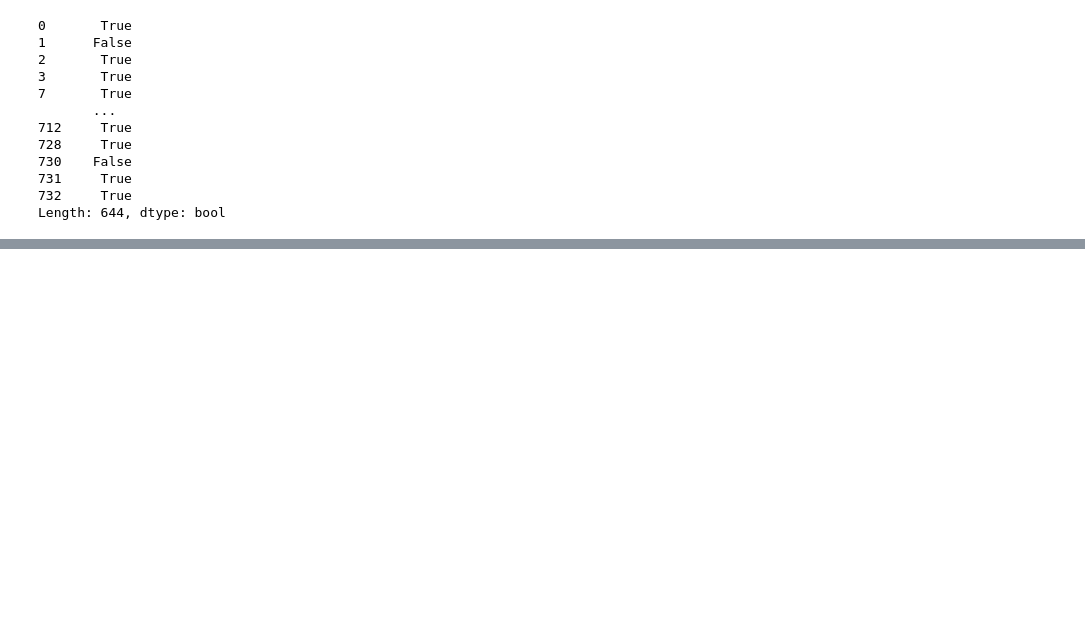
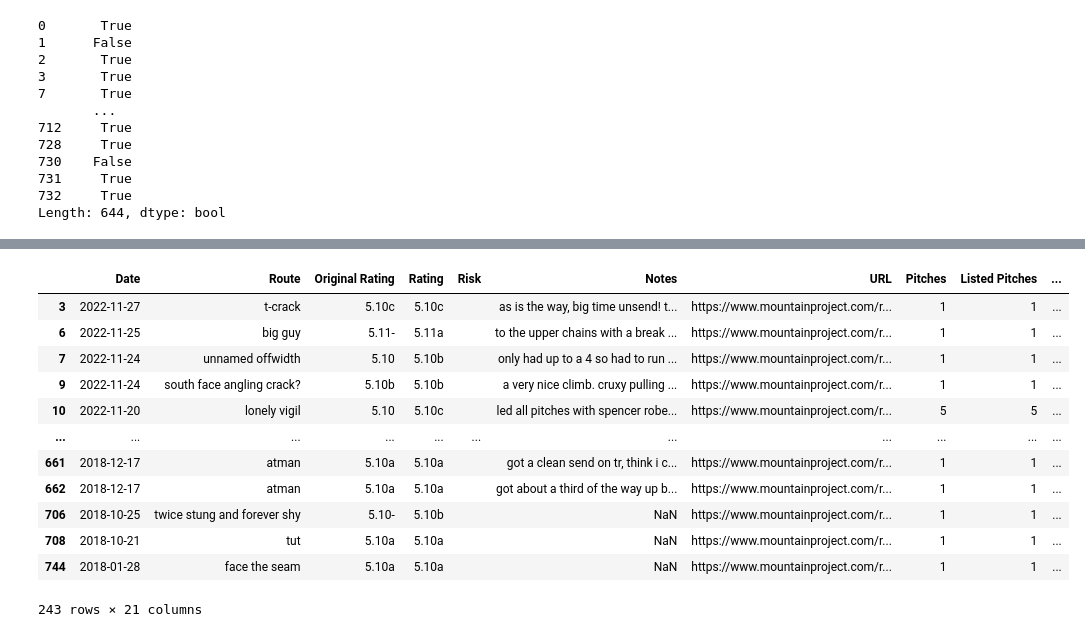
Before and after one commit to Brayden-L/Giza, a Jupyter notebook: Giza/Initial.ipynb, the cells around one changed output, grey strips where cells are left out. Saved outputs shown, nothing was run; the diff lists cells and outputs as text; code cells hidden in the pictures; blank space fills up the shorter version.

```diff
--- a/Giza/Initial.ipynb
+++ b/Giza/Initial.ipynb
@@ -322,0 +381,40 @@ Length: 644, dtype: bool
+# %%
+# We want to tag important climbs, namely flash/onsights, worked clean routes and grade breakthroughs.
+
+# Tag climbs that were flash/onsight
+df.loc[df['Lead Style'].isin(CLEAN_SEND_FIRST), 'Flash/Onsight'] = True
+
+# Create column that flags climbs that were worked. There are three possibilities to consider. We want 1 and 2.
+# 1. Worked to clean send, no further sends.
+# 2. Worked to clean send, additional attempts.
+# 3. Sent clean first try, additional attempts.
+df_no_dupe = df[df.duplicated(subset="Route ID", keep=False)] # First we filter for all duplicate entries.
+df_all_worked = df_no_dupe.groupby('Route ID').filter(lambda x: ~x['Lead Style'].isin(CLEAN_SEND_FIRST).any()) # Then we remove all groups which have a lead style of flash or onsight to eliminate group 3.
+df_worked_sub1 = df_all_worked[df_all_worked.groupby('Route ID')['Lead Style'].apply(lambda x: x.isin(CLEAN_SEND_WORKED))] # fell/hungs and TRs remain, so we take ticks from CLEAN_SEND_WORKED.
+df_worked_sub2 = df_worked_sub1.loc[df_worked_sub1.groupby('Route ID')['Date'].idxmin()] # Use only the earliest redpoint to correctly identify the first redpoint.
+df.loc[df_worked_sub2.index.values, "Worked Clean"] = True
+
+# Flag grade breakthrough ticks
+dfbreakthr = df[(df['Flash/Onsight'] == True) | (df['Worked Clean'] == True)]
+breakthrough_indexes = dfbreakthr.groupby('Rating')['Date'].idxmin().values
+df.loc[breakthrough_indexes, "Grade Breakthrough"] = True
+df.loc[breakthrough_indexes]
+
+# Count number of attempts to send
+# Ignores multipitch
+# This counts clean ticks with multiple pitches as total attempts. It also counts fell/hung, and TR with multiple pitches as multitple attempts.
+# !!! This will falsely identify a single pitch climb broken into multiple pitches as two attempts, there isn't really a good way to detect this.
+df_all_worked_sp_only = df_all_worked[df_all_worked['Listed Pitches'] == 1]
+num_to_send = df_all_worked_sp_only.groupby('Route ID')['Pitches'].sum()
+matched_attempts = df[df['Worked Clean'] == True].merge(num_to_send, on="Route ID", how="left")
+matched_attempts.index = df[df['Worked Clean'] == True].index # I'm dumb and this is the best way I could find to get my index to remain
+df.loc[matched_attempts.index, "Attempts"] = matched_attempts.iloc[:,-1]
+# %%
+df_clean_sends = df[df['Lead Style'].isin(CLEAN_SEND)]
+df_clean_sends['Route Formatted'] = df_clean_sends['Route'].apply(lambda x: string.capwords(x))
+df_clean_sends['Location Formatted'] = df_clean_sends['Location'].apply(lambda x: " > ".join(x.title().split(' > ')[-2::]))
+
+fig = px.bar(df_clean_sends, y="Rating", orientation='h', category_orders={"Rating": YDS_GRADES_LETTER[::-1]}, custom_data=['Route Formatted', 'Date', 'Location Formatted', 'Length', 'Avg Stars']) # The [::-1] is an inverse slice
+fig.update_layout(font={'family':'Courier New', 'color':'black', 'size':20}, title={'text':'Climbing Pyramid', 'x':0.5, 'font_size':30}, xaxis={'title': 'Number of Routes Sent'}, yaxis={'title': 'Grade'}, paper_bgcolor='#ece5dc', plot_bgcolor='#F5D3A5', bargap=0)
+fig.update_traces(marker_color='#7A4F25', hovertemplate='Name: %{customdata[0]}<br>Date: %{customdata[1]}<br>Location: %{customdata[2]}<br>Length: %{customdata[3]}ft<br>Avg Stars: %{customdata[4]}')
+fig
@@ -322,0 +437,17 @@ Length: 644, dtype: bool
+# %%
+df_clean_sends_wfalls = df[df['Route'].isin(df_clean_sends['Route'].unique())]
+df_clean_sends_wfalls
+# %% [output]
+|  | Date | Route | Original Rating | Rating | Risk | Notes | URL | Pitches | Listed Pitches | ... |
+| 3 | 2022-11-27 | t-crack | 5.10c | 5.10c |  | as is the way, big time unsend! t... | https://www.mountainproject.com/r... | 1 | 1 | ... |
+| 6 | 2022-11-25 | big guy | 5.11- | 5.11a |  | to the upper chains with a break ... | https://www.mountainproject.com/r... | 1 | 1 | ... |
+| 7 | 2022-11-24 | unnamed offwidth | 5.10 | 5.10b |  | only had up to a 4 so had to run ... | https://www.mountainproject.com/r... | 1 | 1 | ... |
+| 9 | 2022-11-24 | south face angling crack? | 5.10b | 5.10b |  | a very nice climb. cruxy pulling ... | https://www.mountainproject.com/r... | 1 | 1 | ... |
+| 10 | 2022-11-20 | lonely vigil | 5.10 | 5.10c |  | led all pitches with spencer robe... | https://www.mountainproject.com/r... | 5 | 5 | ... |
+| ... | ... | ... | ... | ... | ... | ... | ... | ... | ... | ... |
+| 661 | 2018-12-17 | atman | 5.10a | 5.10a |  | got a clean send on tr, think i c... | https://www.mountainproject.com/r... | 1 | 1 | ... |
+| 662 | 2018-12-17 | atman | 5.10a | 5.10a |  | got about a third of the way up b... | https://www.mountainproject.com/r... | 1 | 1 | ... |
+| 706 | 2018-10-25 | twice stung and forever shy | 5.10- | 5.10b |  | NaN | https://www.mountainproject.com/r... | 1 | 1 | ... |
+| 708 | 2018-10-21 | tut | 5.10a | 5.10a |  | NaN | https://www.mountainproject.com/r... | 1 | 1 | ... |
+| 744 | 2018-01-28 | face the seam | 5.10a | 5.10a |  | NaN | https://www.mountainproject.com/r... | 1 | 1 | ... |
+243 rows × 21 columns
```
Also changed, not shown: parts of 24 cells of this notebook, 6 other files.
